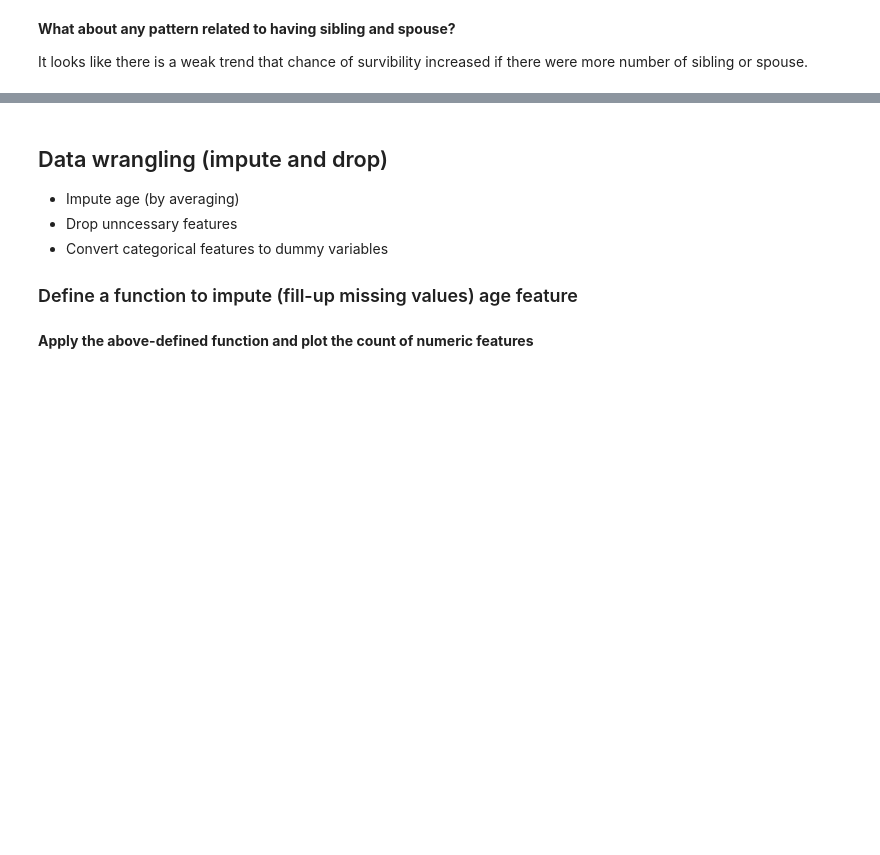
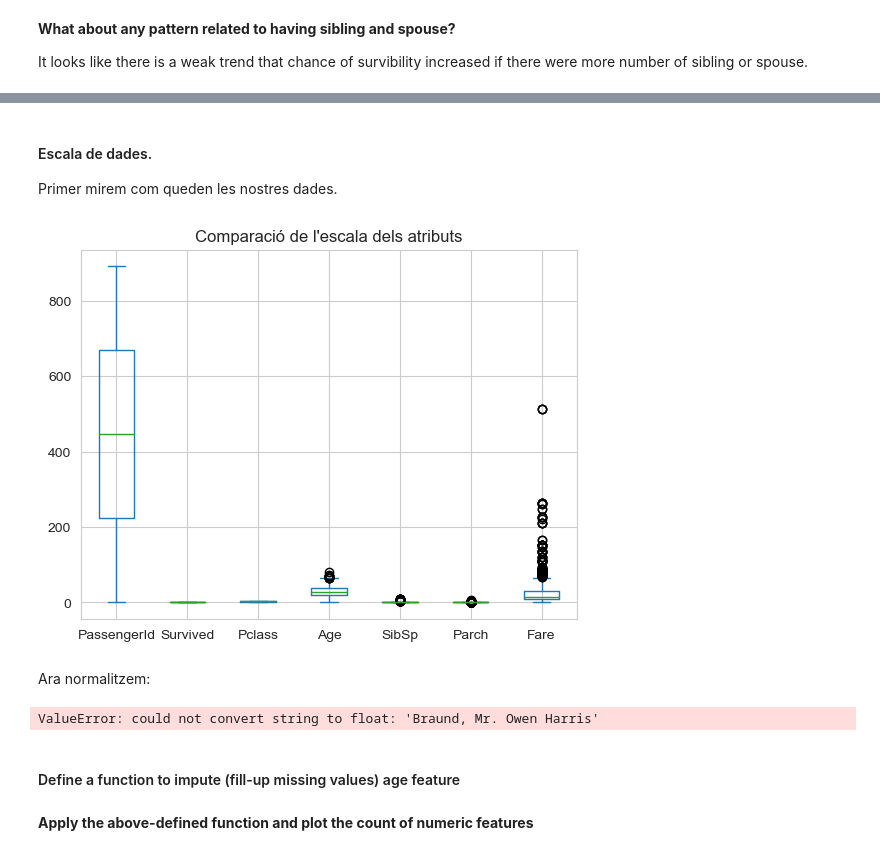
Before and after one commit to YssfDevOps/Titanic-Kaggle-Prediction-Project, a Jupyter notebook: EntregaPractica.ipynb, the cells around one changed output, grey strips where cells are left out. Drawn from its saved outputs; the diff is of its cells as text; code cells hidden in the pictures; blank space fills up the shorter version.

```diff
--- a/EntregaPractica.ipynb
+++ b/EntregaPractica.ipynb
@@ -171,10 +184,27 @@ Text(0.5, 0, 'Passenger class')
+# %% [markdown]
+#### Escala de dades.
+
+Primer mirem com queden les nostres dades.
+# %%
+train.plot(kind='box')
+plt.title('Comparació de l\'escala dels atributs')
+plt.show()
+# %% [output]
+[figure, added]
+# %% [markdown]
+Ara normalitzem:
+# %%
+scaler = StandardScaler()
+df_normalized = pd.DataFrame(scaler.fit_transform(train), columns=train.columns)
+
+# Visualitzar l'escala de cada atribut després de la normalització
+df_normalized.plot(kind='box')
+plt.title('Comparació de l\'escala dels atributs després de la normalització')
+plt.show()
+# %% [output]
+ValueError: could not convert string to float: 'Braund, Mr. Owen Harris'
 # %% [markdown]
-## Data wrangling (impute and drop)
-* Impute age (by averaging)
-* Drop unncessary features
-* Convert categorical features to dummy variables
-
-### Define a function to impute (fill-up missing values) age feature
+#### Define a function to impute (fill-up missing values) age feature
 # %%
 a=list(f_class_Age['Age'])
 
```
Also changed, not shown: parts of 27 cells of this notebook.
